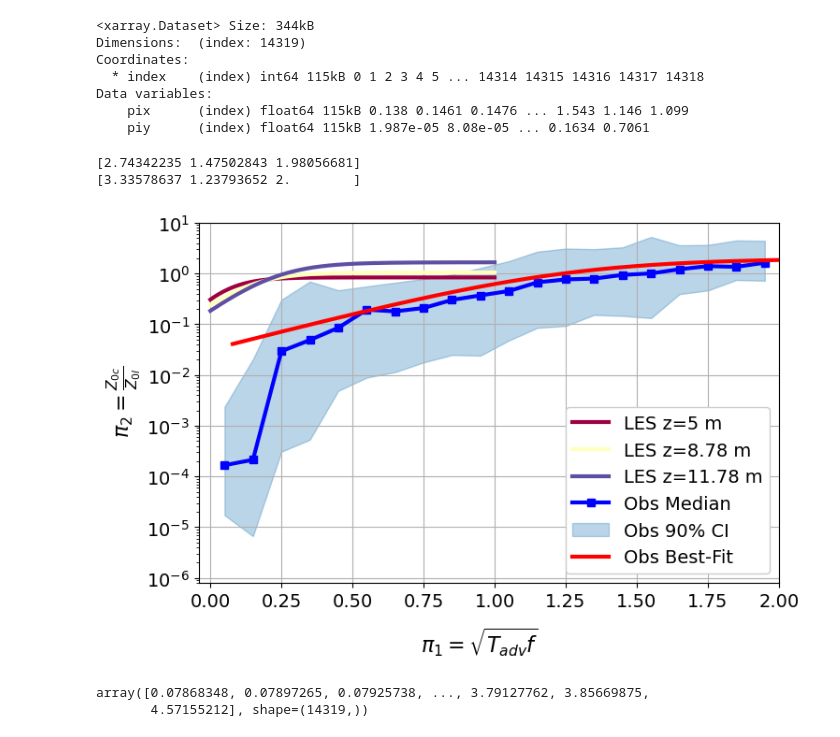
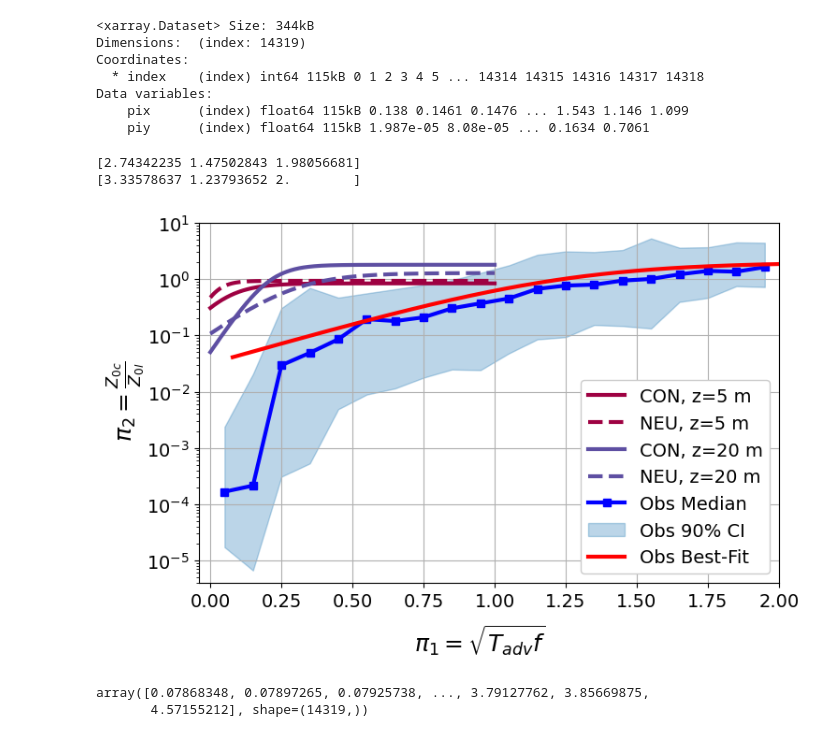
Before and after one commit to jameshlywiak/ABL-surface-layer, a Jupyter notebook: umn_LES.ipynb, the cells around one changed output. Saved outputs shown, nothing was run; the diff lists cells and outputs as text; code cells hidden in the pictures.

```diff
--- a/umn_LES.ipynb
+++ b/umn_LES.ipynb
@@ -1756,8 +1758,8 @@ N = len(qheight)
 cmap = cm.Spectral
 colors = cmap(np.linspace(0, 1, N))
 
-lower_bounds = np.array([0, -0.2, 0])
-upper_bounds = np.array([100, 0.2, 1])
+lower_bounds = np.array([0, 0, 0])
+upper_bounds = np.array([100, 0.4, 1])
 bds = Bounds(lb=lower_bounds, ub=upper_bounds)
 opts = np.array([
     [20, 0, 1],
@@ -1781,7 +1783,7 @@ count = 0
 
 for q,h in enumerate(qheight):
     xdata = xr.concat((pi1_n.interp(Height=h), pi1_c.interp(Height=h)), dim='X_coast')
-    ydata = xr.concat((pi2_n.interp(Height=h), pi2_c.interp(Height=h)), dim='X_coast')
+    ydata = xr.concat((pi2_n.interp(Height=h), pi2_c.interp(Height=h)), dim='X_coast')/h
     ax[0].scatter(xdata, ydata, color=colors[q], label=f'$z_a$={h} m', alpha=1, ec='k', lw=0.25)
     count += len(xdata)
 
@@ -1816,7 +1818,7 @@ ax[0].set_ylabel(r'$\pi_2=\frac{Z_{0c}}{Z_{0l}}$', fontsize=16)
 #ax.set_xscale('log')
 #ax[0].set_yscale('log')
 ax[0].set_xlim([-0.01, 0.45])
-ax[0].set_ylim([-0.04, 1.2])
+ax[0].set_ylim([-0.04, 0.5])
 ax[0].legend(ncol=1, framealpha=1, fontsize='medium', loc='lower right')
 
 ### plot coefficients
@@ -1846,6 +1848,6 @@ ax[0].set_title('a)', loc='left')
 ax[1].set_title('b)', loc='left')
 
 if saveplt == 1:
-    fig.savefig(f'z0_pi_sim_tadvf_both.png', dpi=200, bbox_inches='tight')
-    fig.savefig(f'z0_pi_sim_tadvf_both.pdf', bbox_inches='tight')
+    fig.savefig(f'z0_pi_sim_tadvf_both_divh.png', dpi=200, bbox_inches='tight')
+    fig.savefig(f'z0_pi_sim_tadvf_both_divh.pdf', bbox_inches='tight')
 # %% [output]
@@ -1882,7 +1884,7 @@ Data variables:
 plt.rcParams.update({'font.size': 14})
 saveplt = 1
 
-qheight = [5, 8.78, 11.78]
+qheight = [5, 20]
 mask = (ds.X_coast >= 0) & (ds.X_coast <= 1400) & (ds.z0<1000) & (ds.z0>=1e-10) #& (ds.zL<=0.1) & (ds.zL>=-0.1)
 
 ## neutral LES
@@ -1960,7 +1962,37 @@ for q,h in enumerate(qheight):
     #xpts = np.linspace(xdata.min().values, xdata.max().values, 1000)
     xpts = np.linspace(0, 1, 1000)
     yfit = logistic(xpts, *popt[q,:])
-    ax.plot(xpts, yfit, color=colors[q], lw=3, label=f'LES z={h} m')
+    ax.plot(xpts, yfit, color=colors[q], lw=3, label=f'CON, z={h} m')
+
+    ## Repeat for neutral
+    xdata = pi1_n.interp(Height=h)
+    ydata = pi2_n.interp(Height=h)
+    #ax.scatter(xdata, ydata, color=colors[q], label=f'$z_a$={h} m', alpha=1, ec='k', lw=0.25)
+    count += len(xdata)
+
+    ## Fit the model to the data
+    #initial_guess = [h/(z0_land-z0_water), 1/h, 2]  # Initial guesses for the parameters a and b
+    initial_guess = opts[q]  # Initial guesses for the parameters a and b
+    kwargs = {'maxfev': 10000, 'bounds': (lower_bounds, upper_bounds)}
+    #popt[q,:], pcov = curve_fit(logistic, xdata, ydata, p0=initial_guess, **kwargs)
+
+    ## Using scipy.optimize.minimize
+    result = minimize(loss, initial_guess, args=(xdata, ydata), bounds=bds, method='L-BFGS-B')
+    popt[q,:] = result.x
+    ## If scipy, Compute R² manually
+    y_mean = np.mean(ydata)
+    yfit = logistic(xdata, *popt[q,:])
+    ss_total = np.sum((ydata - y_mean) ** 2)  # Total sum of squares
+    ss_residual = np.sum((ydata - yfit) ** 2)  # Residual sum of squares
+    r2[q] = 1 - (ss_residual / ss_total)
+
+    # Extract the optimal parameters
+    #print(f"z={h} optimal parameters: k = {popt[q,0]:.2f}, x0 = {popt[q,1]:.2f}, L = {popt[q,2]:.2f}")
+    #xpts = np.linspace(xdata.min().values, xdata.max().values, 1000)
+    xpts = np.linspace(0, 1, 1000)
+    yfit = logistic(xpts, *popt[q,:])
+    ax.plot(xpts, yfit, color=colors[q], lw=3, ls='--', label=f'NEU, z={h} m')
+
 
 ax.plot(obs.bins, obs.pi_medians, lw=3, c='blue', ls='-', marker='s', label='Obs Median')
 ax.fill_between(obs.bins, obs.pi_90ci_lower, obs.pi_90ci_upper, color='C0', alpha=0.3, label='Obs 90% CI')
@@ -1995,37 +2027,37 @@ r2_obs = 1 - (ss_residual / ss_total)
 xobs = obs_all.pix
 yobs = obs_all.piy
 idx = np.where(xobs<=1.8)[0]
 
 result = minimize(loss, initial_guess, args=(xobs[idx], yobs[idx]), bounds=bds, method='L-BFGS-B')
 popt_obs = result.x
 print(popt_obs)
 ## If scipy, Compute R² manually
 y_mean_obs = np.mean(yobs)
 #popt_obs[0] = 2
 #popt_obs[1] = 0.1
 xfit = np.sort(obs_all.pix.values)
 yfit = logistic(xfit, *popt_obs)
 ss_total = np.sum((ydata - y_mean_obs) ** 2)  # Total sum of squares
 ss_residual = np.sum((yobs - yfit) ** 2)  # Residual sum of squares
 r2_obs = 1 - (ss_residual / ss_total)
 ax.plot(xfit, yfit, color='r', lw=3, label='Obs Best-Fit')
 
-fig.supxlabel(r'$\pi_1=\sqrt{T_{adv}f}$', fontsize=16, y=-0.05)
-fig.supylabel(r'$\pi_2=\frac{Z_{0c}}{Z_{0l}}$', fontsize=16, x=0)
+fig.supxlabel(r'$\pi_1=\sqrt{T_{adv}f}$', fontsize=18, y=-0.05)
+fig.supylabel(r'$\pi_2=\frac{Z_{0c}}{Z_{0l}}$', fontsize=18, x=0)
 
 #ax.set_xscale('log')
 ax.set_yscale('log')
-ax.set_ylim([8e-7, 1e1])
+ax.set_ylim([4e-6, 1e1])
 ax.set_xlim([-0.04, 2])
 ax.legend(ncol=1, framealpha=1, fontsize='medium', loc='lower right')
 
 if saveplt == 1:
     fig.savefig(f'z0_pi_sim_tadvf_emz_comp.png', dpi=200, bbox_inches='tight')
     fig.savefig(f'z0_pi_sim_tadvf_emz_comp.pdf', bbox_inches='tight')
 # %% [output]
 [2.74342235 1.47502843 1.98056681]
 [3.33578637 1.23793652 2.        ]
-[figure, old version]
+[figure, new version]
 # %%
 obs_all.pix.values
 # %% [output]
```
Also changed, not shown: parts of 3 cells of this notebook, 8 other files.
